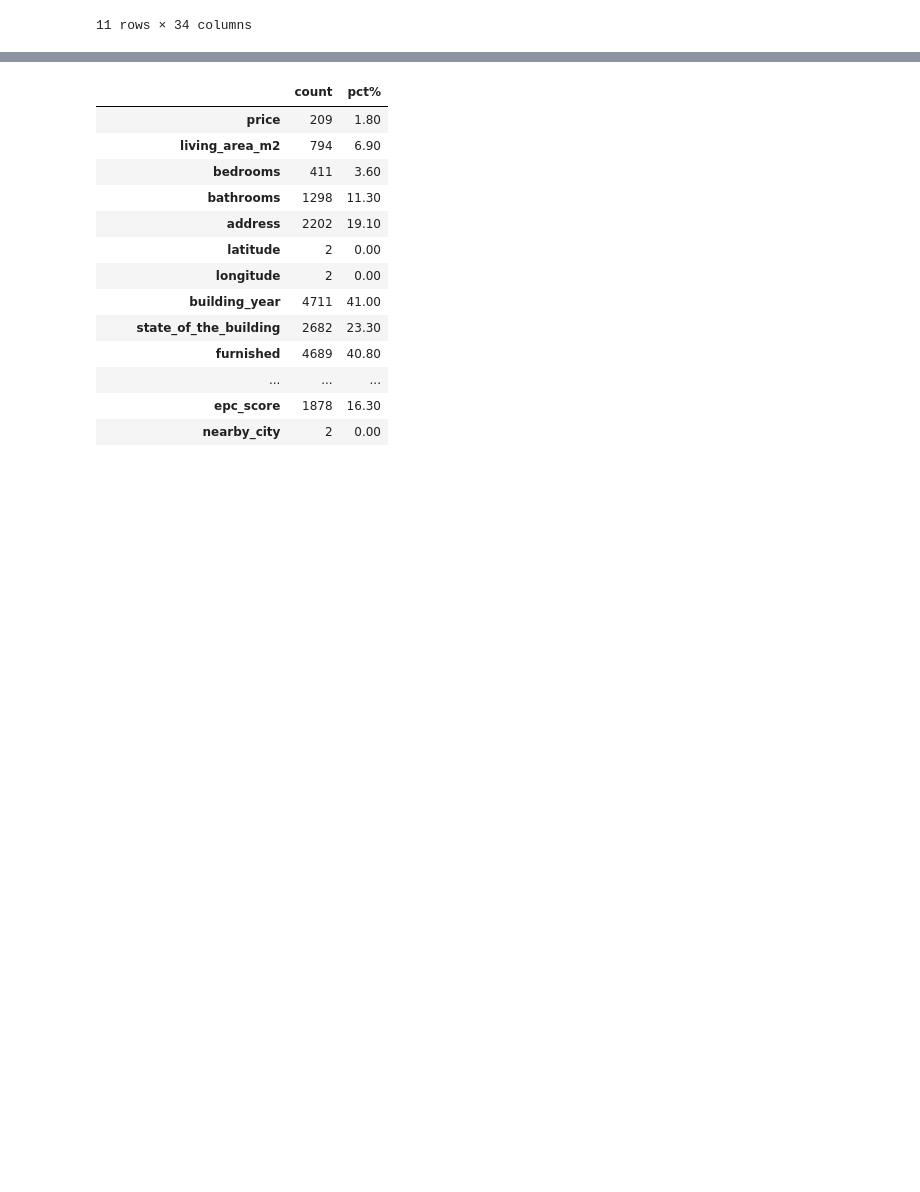
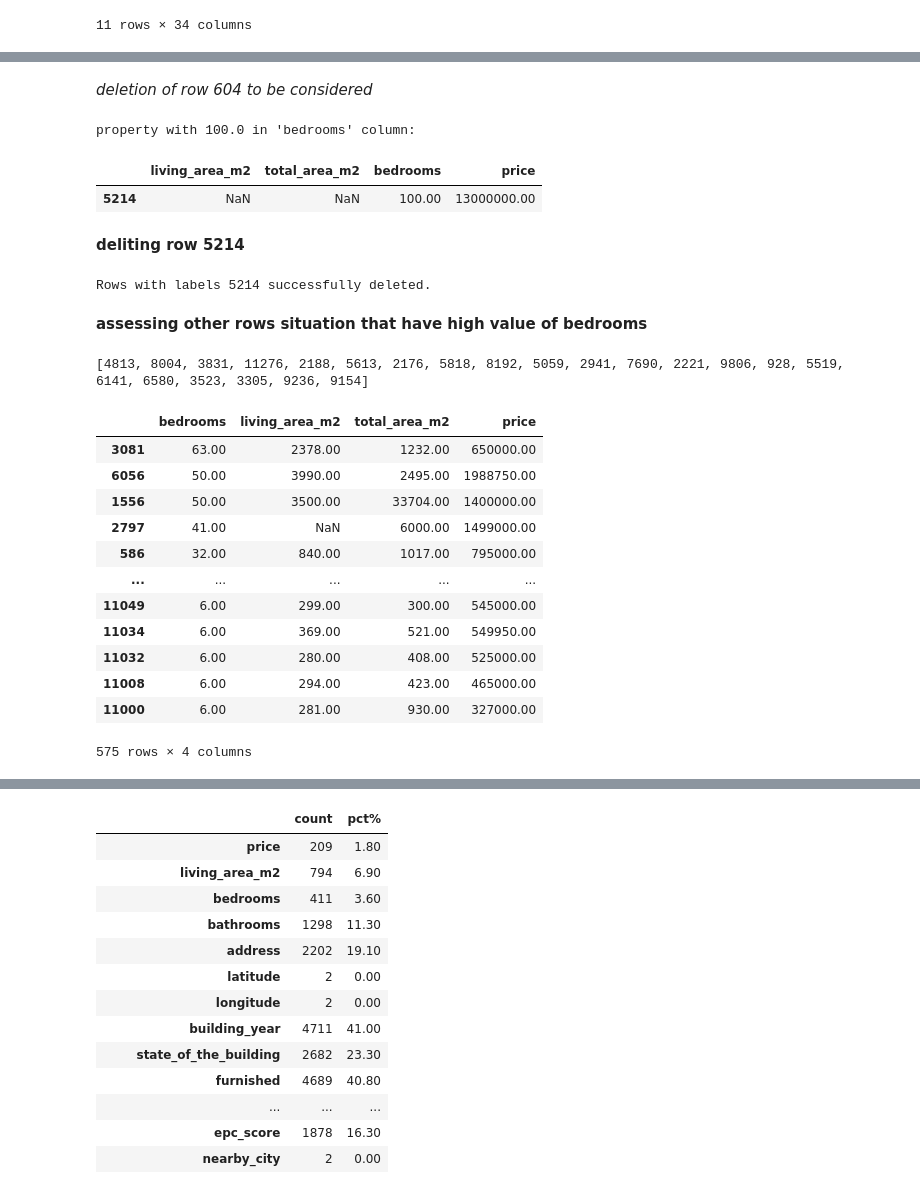
Before and after one commit to VictorCourtois135/immo-eliza-tigers-analysis, a Jupyter notebook: analysis/irene_dataset_check.ipynb, the cells around one changed output, grey strips where cells are left out. Saved outputs shown, nothing was run; the diff lists cells and outputs as text; code cells hidden in the pictures; blank space fills up the shorter version.

```diff
--- a/analysis/irene_dataset_check.ipynb
+++ b/analysis/irene_dataset_check.ipynb
@@ -83,0 +176,47 @@ df_immovlan.describe(include='all')
+# %% [markdown]
+*deletion of row 604 to be considered*
+# %%
+print(f"property with {df_immo['bedrooms'].max()} in 'bedrooms' column:")
+df_immo.loc[(df_immo['bedrooms'] == 100.00), ['living_area_m2', 'total_area_m2', 'bedrooms','price']]
+# %% [output]
+property with 100.0 in 'bedrooms' column:
+|  | living_area_m2 | total_area_m2 | bedrooms | price |
+| 5214 | NaN | NaN | 100.00 | 13000000.00 |
+# %% [markdown]
+**deliting row 5214**
+# %%
+to_be_deleted = [5214]
+deleted_indexes = ", ".join(map(str, to_be_deleted))
+df_immo = df_immo.drop(to_be_deleted)
+print(f'Rows with labels {deleted_indexes} successfully deleted.')
+# %% [output]
+Rows with labels 5214 successfully deleted.
+# %% [markdown]
+**assessing other rows situation that have high value of bedrooms**
+# %%
+# printing temporary df
+
+condition = (df_immo['bedrooms'] > 5.00)
+df_immo_target = df_immo[condition].sort_values(by='bedrooms', ascending=False)
+
+indexes_to_be_deleted = df_immo_target[df_immo_target['price'].isna()].index.tolist()
+print(indexes_to_be_deleted)
+
+df_immo_to_print = df_immo_target[df_immo_target['price'].notna()]
+
+df_immo_to_print.loc[condition, ['bedrooms'] + columns_to_control]
+# %% [output]
+[4813, 8004, 3831, 11276, 2188, 5613, 2176, 5818, 8192, 5059, 2941, 7690, 2221, 9806, 928, 5519, 6141, 6580, 3523, 3305, 9236, 9154]
+|  | bedrooms | living_area_m2 | total_area_m2 | price |
+| 3081 | 63.00 | 2378.00 | 1232.00 | 650000.00 |
+| 6056 | 50.00 | 3990.00 | 2495.00 | 1988750.00 |
+| 1556 | 50.00 | 3500.00 | 33704.00 | 1400000.00 |
+| 2797 | 41.00 | NaN | 6000.00 | 1499000.00 |
+| 586 | 32.00 | 840.00 | 1017.00 | 795000.00 |
+| ... | ... | ... | ... | ... |
+| 11049 | 6.00 | 299.00 | 300.00 | 545000.00 |
+| 11034 | 6.00 | 369.00 | 521.00 | 549950.00 |
+| 11032 | 6.00 | 280.00 | 408.00 | 525000.00 |
+| 11008 | 6.00 | 294.00 | 423.00 | 465000.00 |
+| 11000 | 6.00 | 281.00 | 930.00 | 327000.00 |
+575 rows × 4 columns
```
Also changed, not shown: parts of 15 cells of this notebook, 1 other file.
